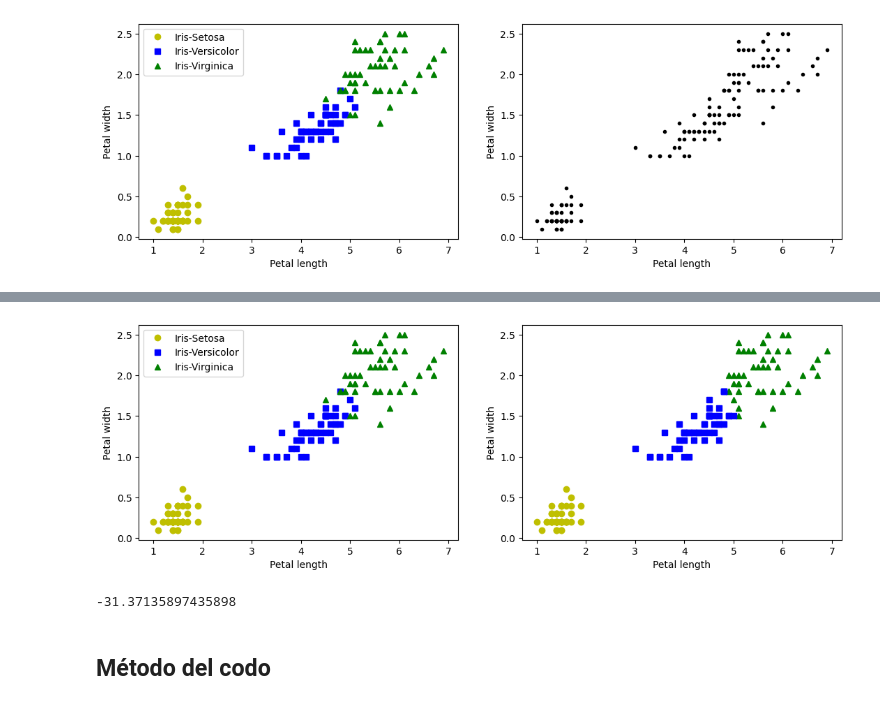
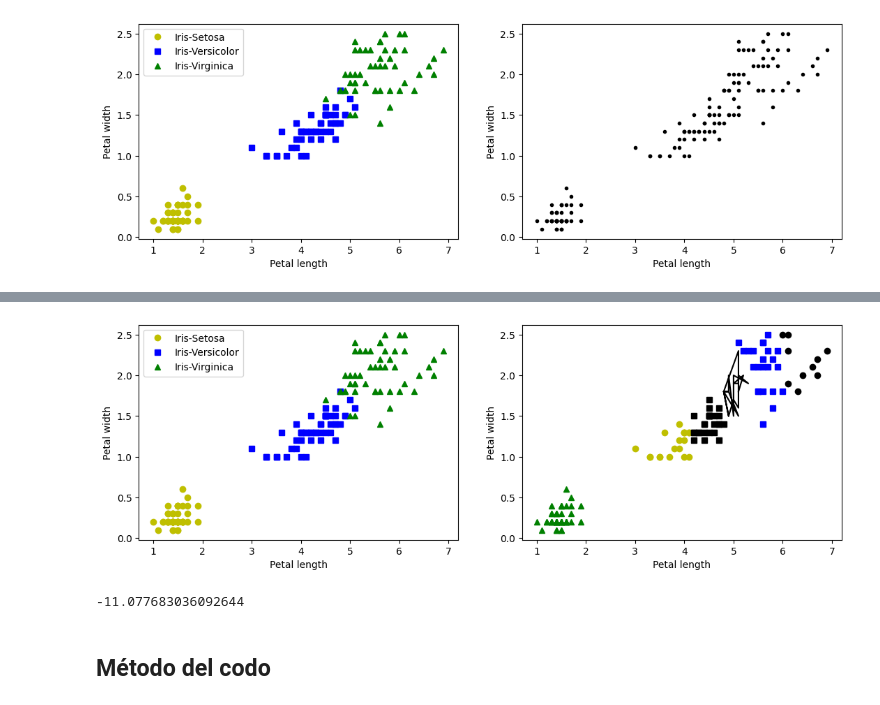
Before and after one commit to jeedorsa/Bootcamp-Data-Science, a Jupyter notebook: Clases/Clustering/UnsupervisedLearning.ipynb, the cells around one changed output, grey strips where cells are left out. Cells and saved outputs as stored; diff of their text form; code cells hidden in the pictures.

```diff
--- a/Clases/Clustering/UnsupervisedLearning.ipynb
+++ b/Clases/Clustering/UnsupervisedLearning.ipynb
@@ -69,7 +89,7 @@ Text(0, 0.5, 'Petal width')
 # Entrenamiento de K-Means
 from sklearn.cluster import KMeans
 
-k = 3 # Este es el número de agrupaciones (nuestro supuesto)
+k = 6 # Este es el número de agrupaciones (nuestro supuesto)
 kmeans = KMeans(n_clusters=k)
 # OJO, no es que nos falte la división en training y test. NO es necesaria en este caso.
 kmeans.fit(X)
@@ -78,33 +108,35 @@ y_pred = kmeans.predict(X)
 # %%
 import matplotlib.pyplot as plt
 
 fig = plt.figure(figsize=(13,4))
 ax1 = fig.add_subplot(1,2,1)
 ax1.plot(X[y==0,0],X[y==0,1],'yo')
 ax1.plot(X[y==1,0],X[y==1,1],'bs')
 ax1.plot(X[y==2,0],X[y==2,1],'g^')
 ax1.legend(['Iris-Setosa','Iris-Versicolor','Iris-Virginica'])
 ax1.set_xlabel('Petal length')
 ax1.set_ylabel('Petal width')
 
 # Índice de agrupación cambia, pero agrupaciones se mantienen
 ax2 = fig.add_subplot(1,2,2)
 ax2.plot(X[y_pred==0,0],X[y_pred==0,1],'yo')
 ax2.plot(X[y_pred==1,0],X[y_pred==1,1],'g^')
 ax2.plot(X[y_pred==2,0],X[y_pred==2,1],'bs')
-# ax2.plot(X[y_pred==3,0],X[y_pred==3,1],'k*')
+ax2.plot(X[y_pred==3,0],X[y_pred==3,1],'k-')
+ax2.plot(X[y_pred==4,0],X[y_pred==4,1],'ko')
+ax2.plot(X[y_pred==5,0],X[y_pred==5,1],'ks')
 ax2.set_xlabel('Petal length')
 ax2.set_ylabel('Petal width')
 
 plt.show()
 
 # Score representa la inercia del modelo (distancia cuadrática media entre cada dato y su centroide)
 # Se muestra con valor negativo pues método score de scikit learn debe cumplir con
 # "mayor valor, mejor"
 print(kmeans.score(X))
 # %% [output]
-[figure, old version]
+[figure, new version]
--31.37135897435898
+-11.077683036092644
 # %% [markdown]
 ## Método del codo
 # %% [markdown]
```
Also changed, not shown: parts of 13 cells of this notebook.
